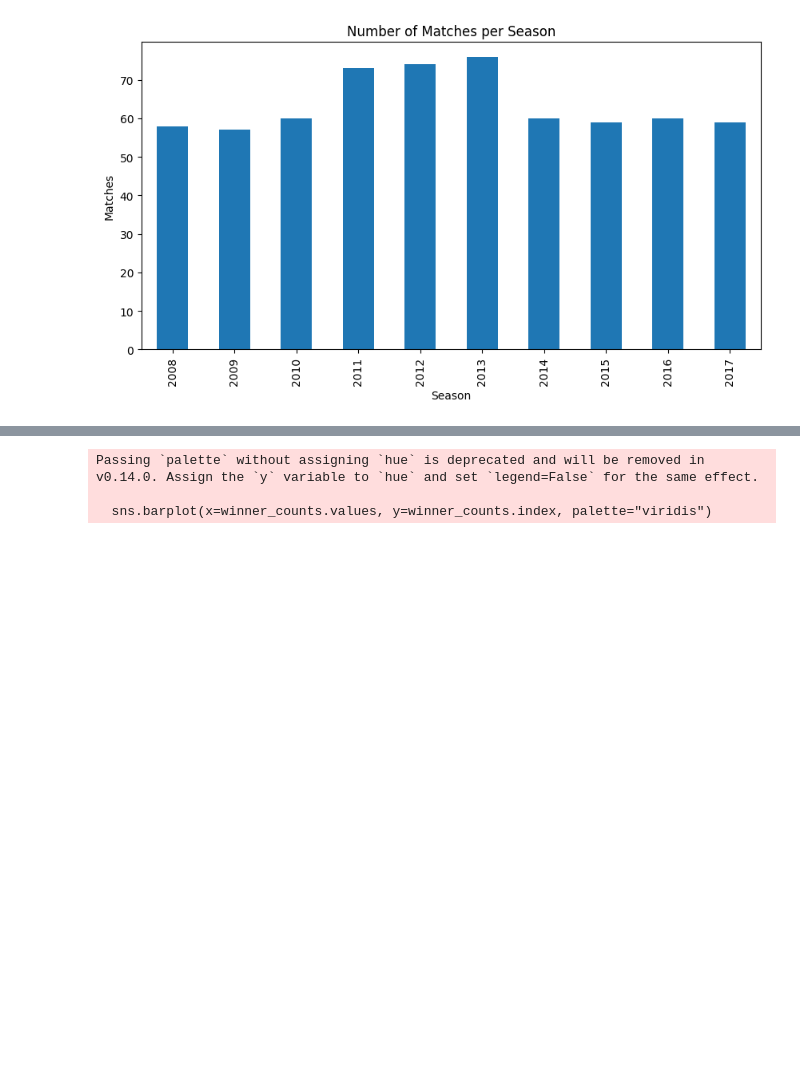
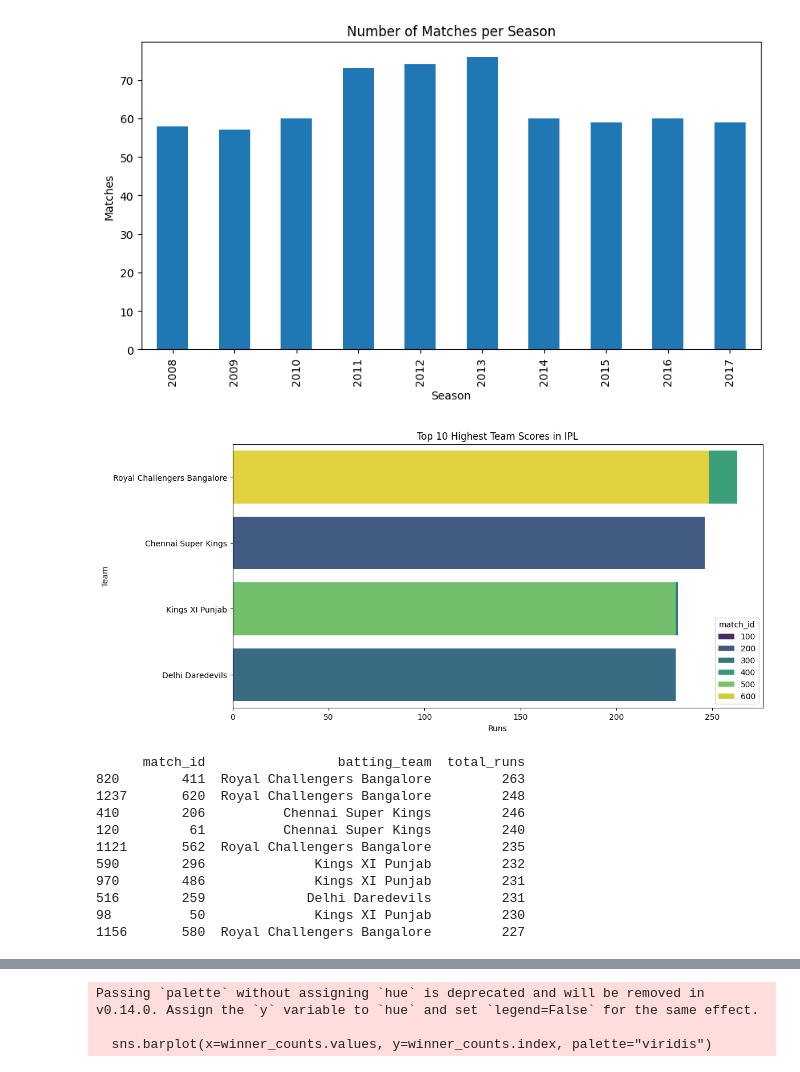
Before and after one commit to mr-taifur/iplcricket-analysis, a Jupyter notebook: analysis.ipynb, the cells around one changed output, grey strips where cells are left out. Cells and saved outputs as stored; diff of their text form; code cells hidden in the pictures; blank space fills up the shorter version.

```diff
--- a/analysis.ipynb
+++ b/analysis.ipynb
@@ -111,3 +111,29 @@ plt.show()
 Seasons: 10
 Matches: 636
 [figure]
+# %%
+# # Top 10 highest scores by teams in a single match
+
+team_scores = deliveries.groupby(['match_id', 'batting_team'])['total_runs'].sum().reset_index()
+top_scores = team_scores.sort_values(by='total_runs', ascending=False).head(10)
+plt.figure(figsize=(12,6))
+sns.barplot(x='total_runs', y='batting_team', data=top_scores, hue='match_id', dodge=False, palette="viridis")
+plt.title("Top 10 Highest Team Scores in IPL")
+plt.xlabel("Runs")
+plt.ylabel("Team")
+plt.show()
+
+print(top_scores)
+# %% [output]
+[figure, added]
+      match_id                 batting_team  total_runs
+820        411  Royal Challengers Bangalore         263
+1237       620  Royal Challengers Bangalore         248
+410        206          Chennai Super Kings         246
+120         61          Chennai Super Kings         240
+1121       562  Royal Challengers Bangalore         235
+590        296              Kings XI Punjab         232
+970        486              Kings XI Punjab         231
+516        259             Delhi Daredevils         231
+98          50              Kings XI Punjab         230
+1156       580  Royal Challengers Bangalore         227
```
Also changed, not shown: parts of 4 cells of this notebook, 1 other file.
